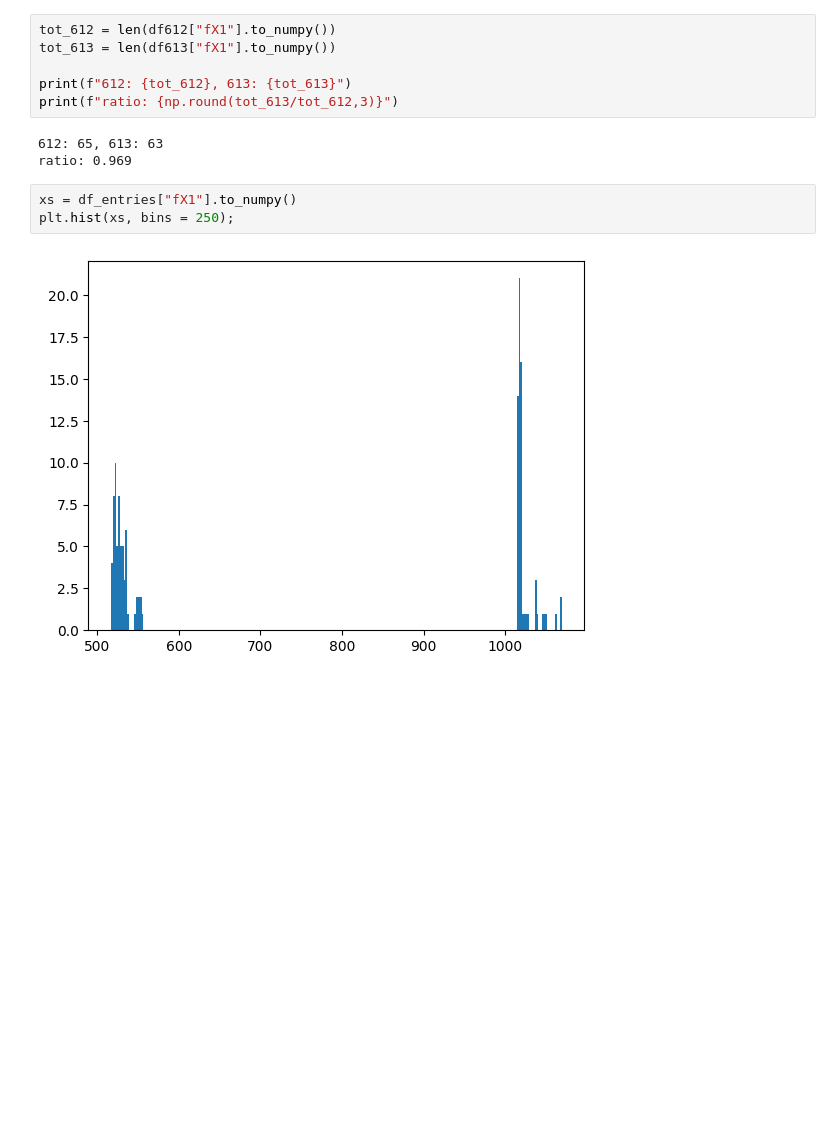
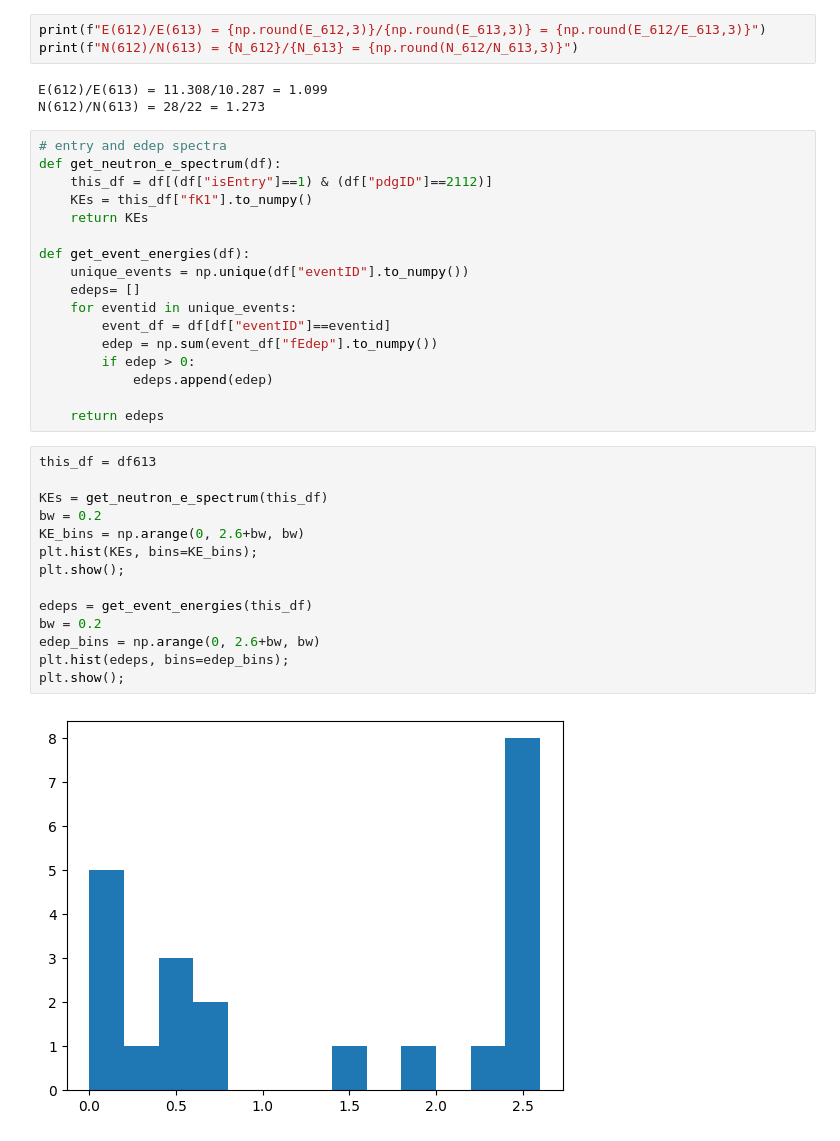
Before and after one commit to nhargy/ND-Calibration, a Jupyter notebook: analysis/notebooks/01_Scratchpad.ipynb, the cells around one changed output. Cells and saved outputs as stored; diff of their text form; blank space fills up the shorter version.

```diff
--- a/analysis/notebooks/01_Scratchpad.ipynb
+++ b/analysis/notebooks/01_Scratchpad.ipynb
@@ -10,14 +41,39 @@ df613 = df_entries[df_entries["fX1"] < 600]
 # %%
-tot_612 = len(df612["fX1"].to_numpy())
-tot_613 = len(df613["fX1"].to_numpy())
-
-print(f"612: {tot_612}, 613: {tot_613}")
-print(f"ratio: {np.round(tot_613/tot_612,3)}")
+print(f"E(612)/E(613) = {np.round(E_612,3)}/{np.round(E_613,3)} = {np.round(E_612/E_613,3)}")
+print(f"N(612)/N(613) = {N_612}/{N_613} = {np.round(N_612/N_613,3)}")
 # %% [output]
-612: 65, 613: 63
-ratio: 0.969
+E(612)/E(613) = 11.308/10.287 = 1.099
+N(612)/N(613) = 28/22 = 1.273
-# %%
-xs = df_entries["fX1"].to_numpy()
-plt.hist(xs, bins = 250);
-# %% [output]
-[figure, removed]
+# %%
+# entry and edep spectra
+def get_neutron_e_spectrum(df):
+    this_df = df[(df["isEntry"]==1) & (df["pdgID"]==2112)]
+    KEs = this_df["fK1"].to_numpy()
+    return KEs
+
+def get_event_energies(df):
+    unique_events = np.unique(df["eventID"].to_numpy())
+    edeps= []
+    for eventid in unique_events:
+        event_df = df[df["eventID"]==eventid]
+        edep = np.sum(event_df["fEdep"].to_numpy())
+        if edep > 0:
+            edeps.append(edep)
+
+    return edeps
+# %%
+this_df = df613
+
+KEs = get_neutron_e_spectrum(this_df)
+bw = 0.2
+KE_bins = np.arange(0, 2.6+bw, bw)
+plt.hist(KEs, bins=KE_bins);
+plt.show();
+
+edeps = get_event_energies(this_df)
+bw = 0.2
+edep_bins = np.arange(0, 2.6+bw, bw)
+plt.hist(edeps, bins=edep_bins);
+plt.show();
+# %% [output]
+[figure, added]
```
Also changed, not shown: parts of 9 cells of this notebook, 20 other files.
